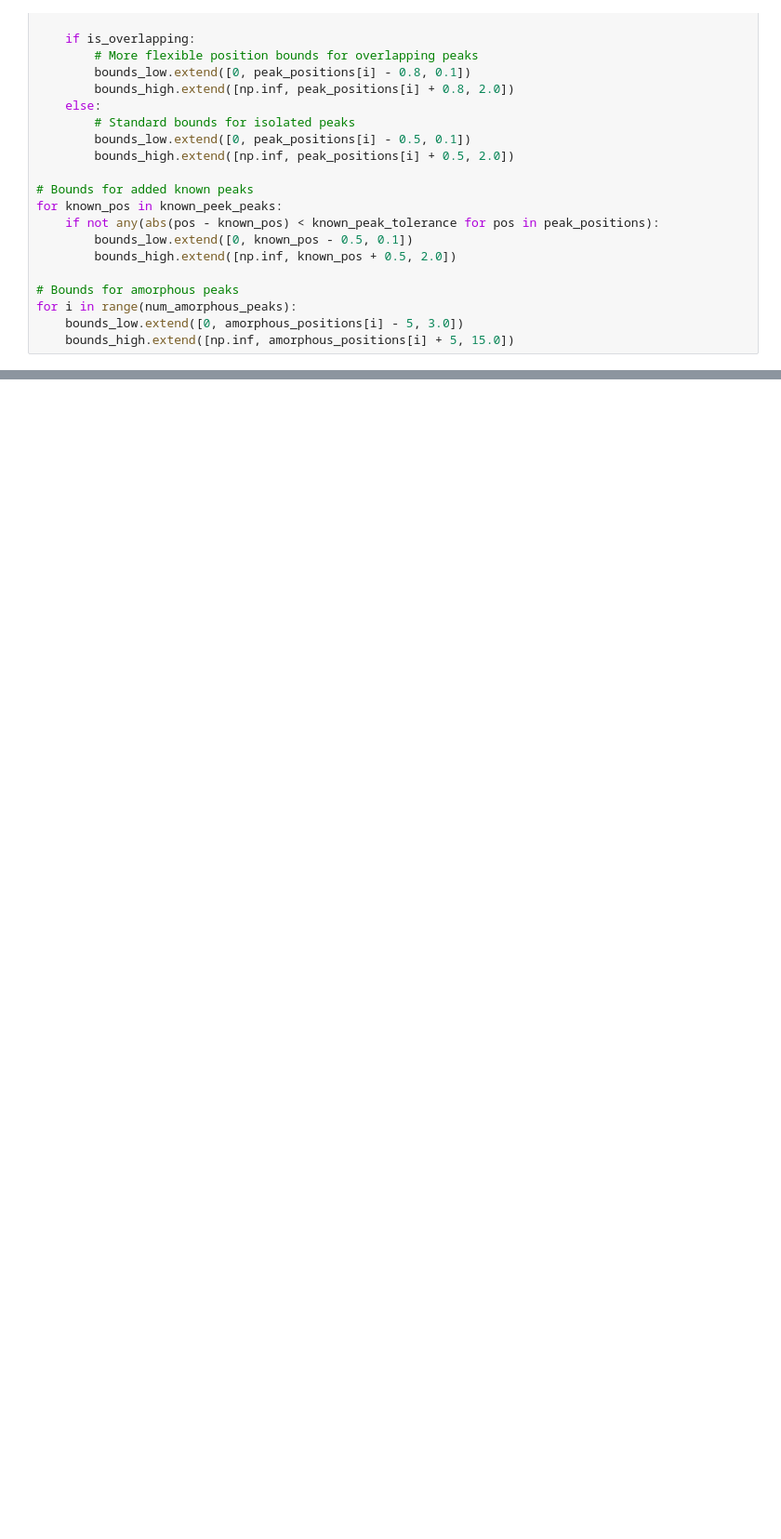
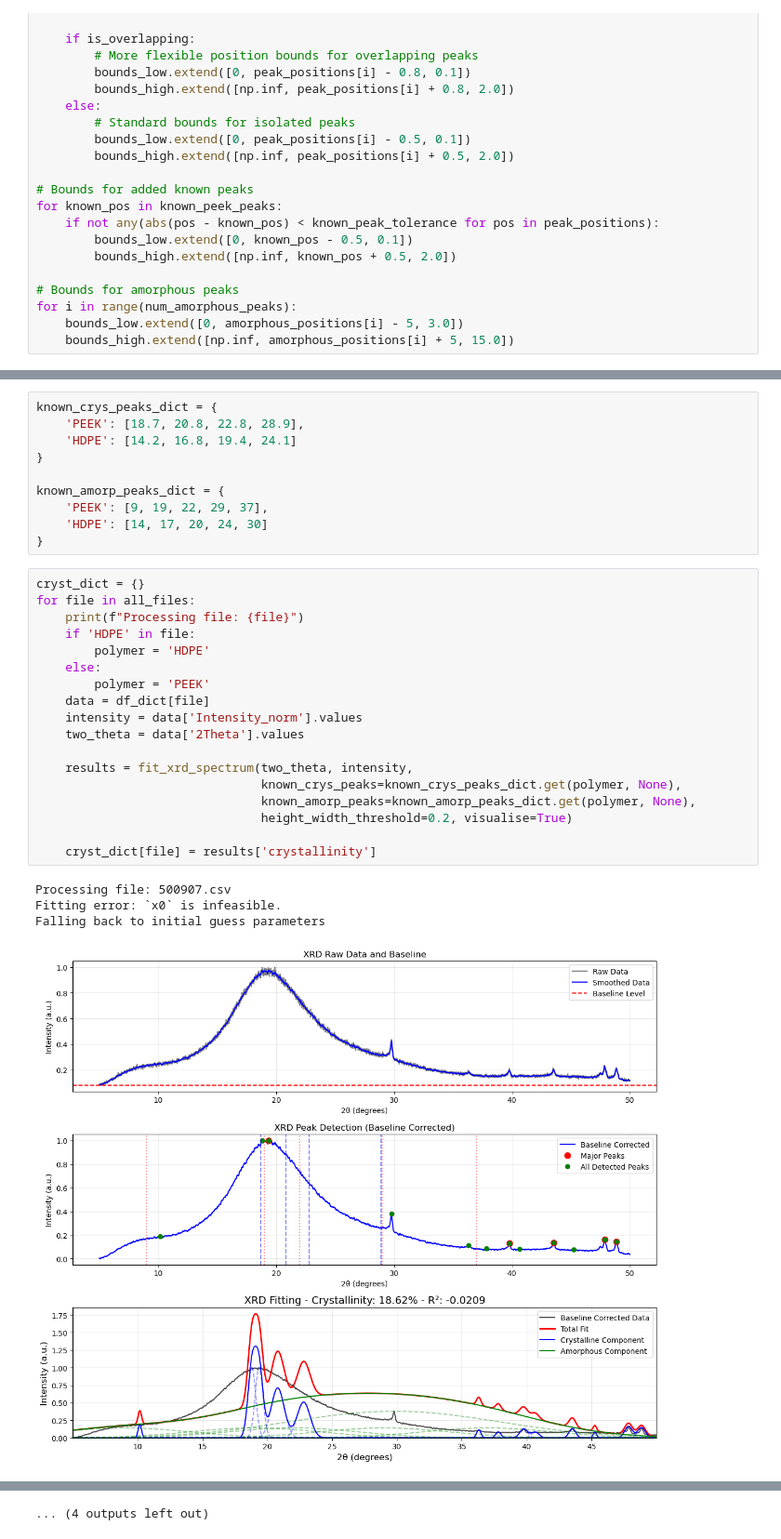
Before and after one commit to louis-sh-nguyen/polymer-characterisation, a Jupyter notebook: notebooks/XRD_analysis_main.ipynb, the cells around one changed output, grey strips where cells are left out. Shown at 93% size. Cells and saved outputs as stored; diff of their text form; blank space fills up the shorter version.

Commit message:
Added fit_xrd_spectrum function

```diff
--- a/notebooks/XRD_analysis_main.ipynb
+++ b/notebooks/XRD_analysis_main.ipynb
@@ -1395,0 +1519,33 @@ plt.show()
+# %%
+known_crys_peaks_dict = {
+    'PEEK': [18.7, 20.8, 22.8, 28.9],
+    'HDPE': [14.2, 16.8, 19.4, 24.1]
+}
+
+known_amorp_peaks_dict = {
+    'PEEK': [9, 19, 22, 29, 37],
+    'HDPE': [14, 17, 20, 24, 30]
+}
+# %%
+cryst_dict = {}
+for file in all_files:
+    print(f"Processing file: {file}")
+    if 'HDPE' in file:
+        polymer = 'HDPE'
+    else:
+        polymer = 'PEEK'
+    data = df_dict[file]
+    intensity = data['Intensity_norm'].values
+    two_theta = data['2Theta'].values
+
+    results = fit_xrd_spectrum(two_theta, intensity,
+                               known_crys_peaks=known_crys_peaks_dict.get(polymer, None),
+                               known_amorp_peaks=known_amorp_peaks_dict.get(polymer, None),
+                               height_width_threshold=0.2, visualise=True)
+
+    cryst_dict[file] = results['crystallinity']
+# %% [output]
+Processing file: 500907.csv
+Fitting error: `x0` is infeasible.
+Falling back to initial guess parameters
+[figure, added]
@@ -1395,0 +1569 @@ plt.show()
+... (4 outputs left out)
```
Also changed, not shown: parts of 14 cells of this notebook.
